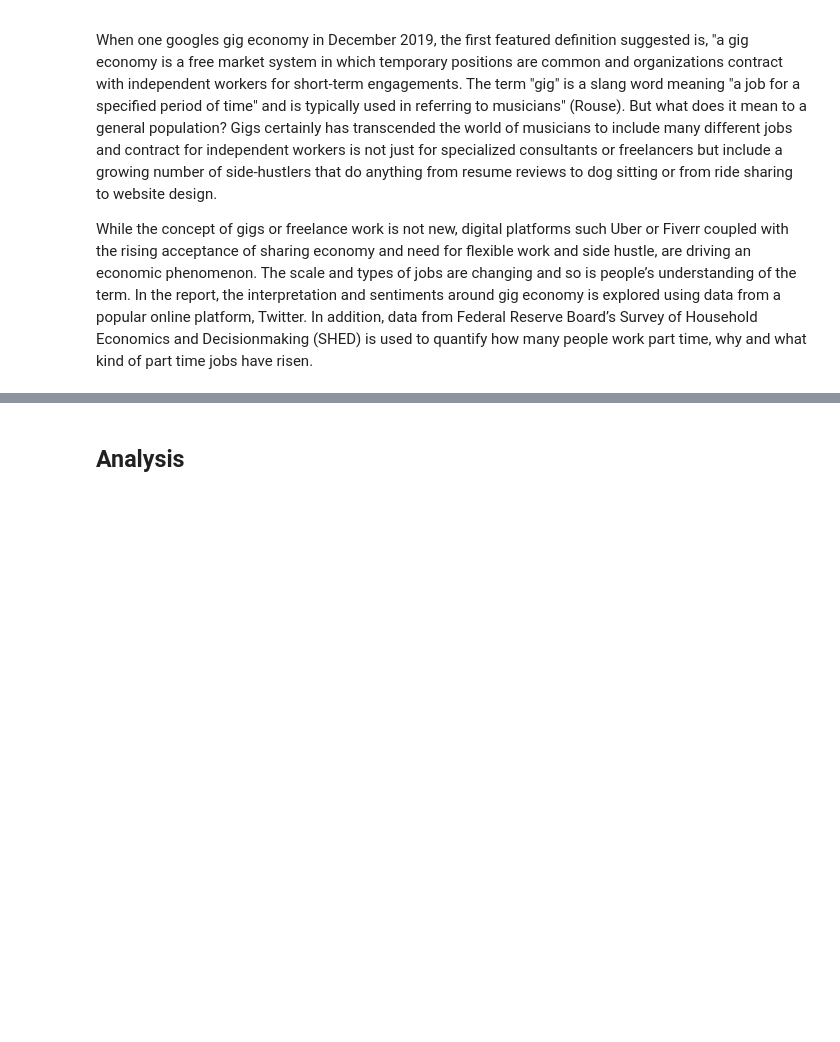
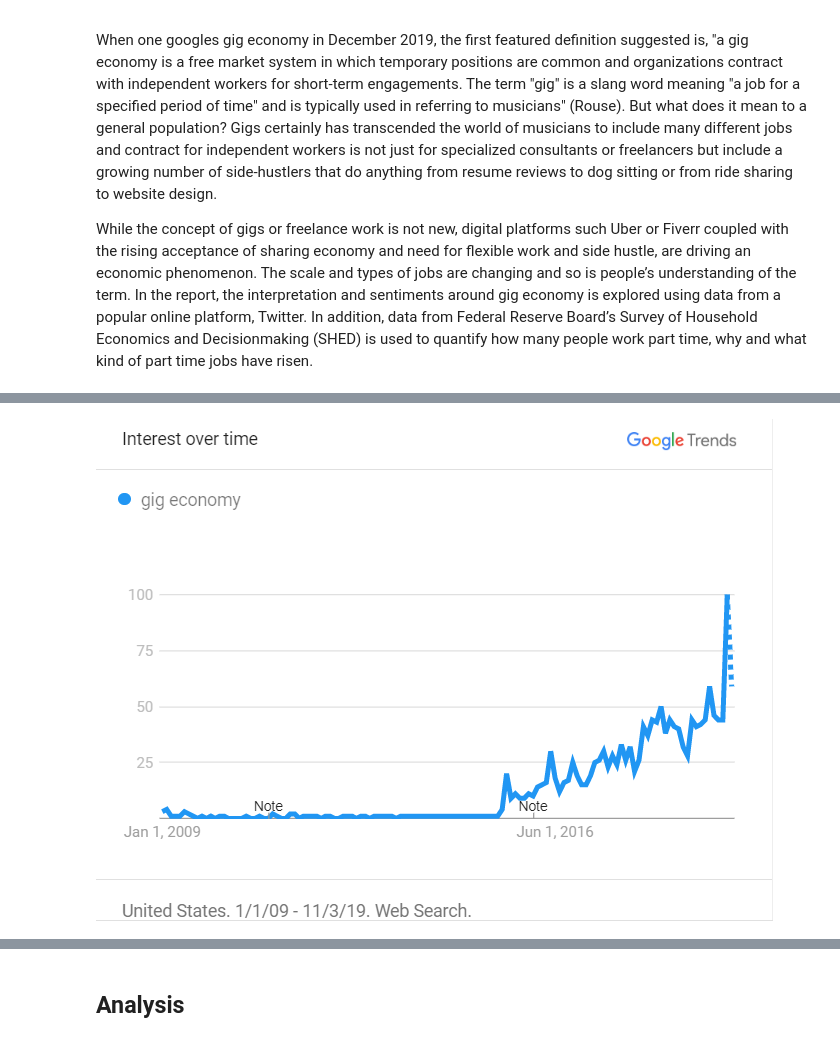
Before and after one commit to dhruvalb/culturepattern_gigeconomy, a Jupyter notebook: Reports/Gig Economy - Final Report.ipynb, the cells around one changed output, grey strips where cells are left out. Cells and saved outputs as stored; diff of their text form; code cells hidden in the pictures; blank space fills up the shorter version.

```diff
--- a/Reports/Gig Economy - Final Report.ipynb
+++ b/Reports/Gig Economy - Final Report.ipynb
@@ -28,0 +24,4 @@ The question does remain, conventionally how do people interpret 'gig economy'?
+# %%
+Image(filename = "GigEconomy_GoogleTrend.PNG")
+# %% [output]
+[figure, added]
```
Also changed, not shown: parts of 4 cells of this notebook, 1 other file.
